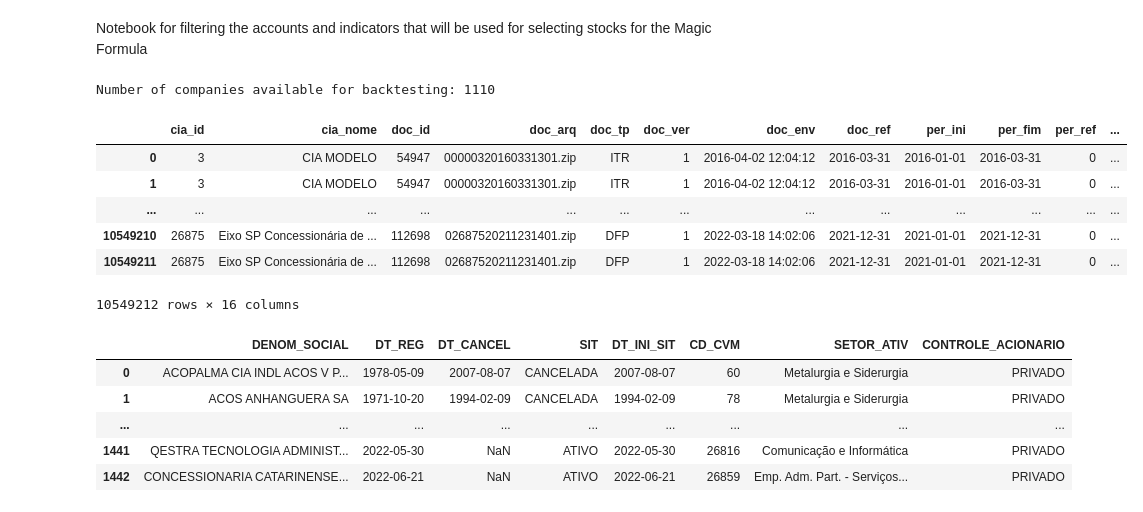
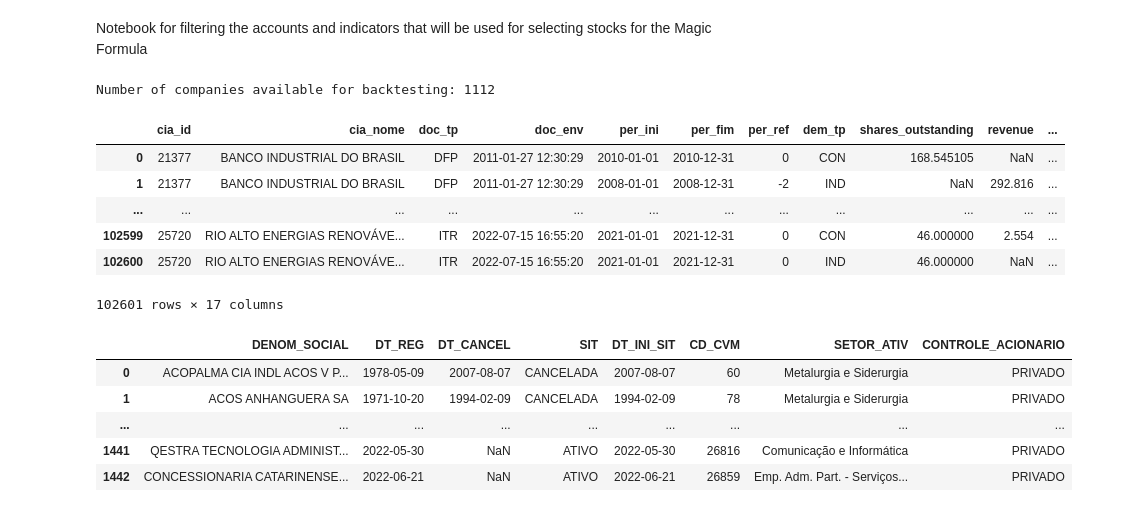
Before and after one commit to AlgebraQuant/MagicFormula, a Jupyter notebook: src/2_magic_financials.ipynb, the cells around one changed output. Cells and saved outputs as stored; diff of their text form; code cells hidden in the pictures.

```diff
--- a/src/2_magic_financials.ipynb
+++ b/src/2_magic_financials.ipynb
@@ -7,19 +7,19 @@ pd.options.display.max_rows = 4
 TAX_RATE = 0.34
 # %%
 # Lendo a base diretamente do S3 -> são mais de 10 milhões de linhas contábeis!
-# df = pd.read_feather("s3://aq-dl/FinancialStatements/dataset.feather")
-df = pd.read_feather("/mnt/aq_disk/data/FinancialStatements/dataset.feather")
+# df = pd.read_feather("s3://aq-dl/FinancialStatements/processed/dataset.feather")
+df = pd.read_feather("/mnt/aq_disk/data/FinancialStatements/processed/dataset.feather")
 print('Number of companies available for backtesting:', df.cia_id.nunique())
 df
 # %% [output]
-Number of companies available for backtesting: 1110
+Number of companies available for backtesting: 1112
-|  | cia_id | cia_nome | doc_id | doc_arq | doc_tp | doc_ver | doc_env | doc_ref | per_ini | per_fim | per_ref | ... |
-| 0 | 3 | CIA MODELO | 54947 | 00000320160331301.zip | ITR | 1 | 2016-04-02 12:04:12 | 2016-03-31 | 2016-01-01 | 2016-03-31 | 0 | ... |
-| 1 | 3 | CIA MODELO | 54947 | 00000320160331301.zip | ITR | 1 | 2016-04-02 12:04:12 | 2016-03-31 | 2016-01-01 | 2016-03-31 | 0 | ... |
-| ... | ... | ... | ... | ... | ... | ... | ... | ... | ... | ... | ... | ... |
-| 10549210 | 26875 | Eixo SP Concessionária de ... | 112698 | 02687520211231401.zip | DFP | 1 | 2022-03-18 14:02:06 | 2021-12-31 | 2021-01-01 | 2021-12-31 | 0 | ... |
-| 10549211 | 26875 | Eixo SP Concessionária de ... | 112698 | 02687520211231401.zip | DFP | 1 | 2022-03-18 14:02:06 | 2021-12-31 | 2021-01-01 | 2021-12-31 | 0 | ... |
+|  | cia_id | cia_nome | doc_tp | doc_env | per_ini | per_fim | per_ref | dem_tp | shares_outstanding | revenue | ... |
+| 0 | 21377 | BANCO INDUSTRIAL DO BRASIL | DFP | 2011-01-27 12:30:29 | 2010-01-01 | 2010-12-31 | 0 | CON | 168.545105 | NaN | ... |
+| 1 | 21377 | BANCO INDUSTRIAL DO BRASIL | DFP | 2011-01-27 12:30:29 | 2008-01-01 | 2008-12-31 | -2 | IND | NaN | 292.816 | ... |
+| ... | ... | ... | ... | ... | ... | ... | ... | ... | ... | ... | ... |
+| 102599 | 25720 | RIO ALTO ENERGIAS RENOVÁVE... | ITR | 2022-07-15 16:55:20 | 2021-01-01 | 2021-12-31 | 0 | CON | 46.000000 | 2.554 | ... |
+| 102600 | 25720 | RIO ALTO ENERGIAS RENOVÁVE... | ITR | 2022-07-15 16:55:20 | 2021-01-01 | 2021-12-31 | 0 | IND | 46.000000 | NaN | ... |
-10549212 rows × 16 columns
+102601 rows × 17 columns
 # %%
 # Ler arquivo com as empresas que farão parte do backtesting
 df_included = pd.read_csv("../data/included_companies.psv", sep="|")
```
Also changed, not shown: parts of 25 cells of this notebook, 7 other files.
